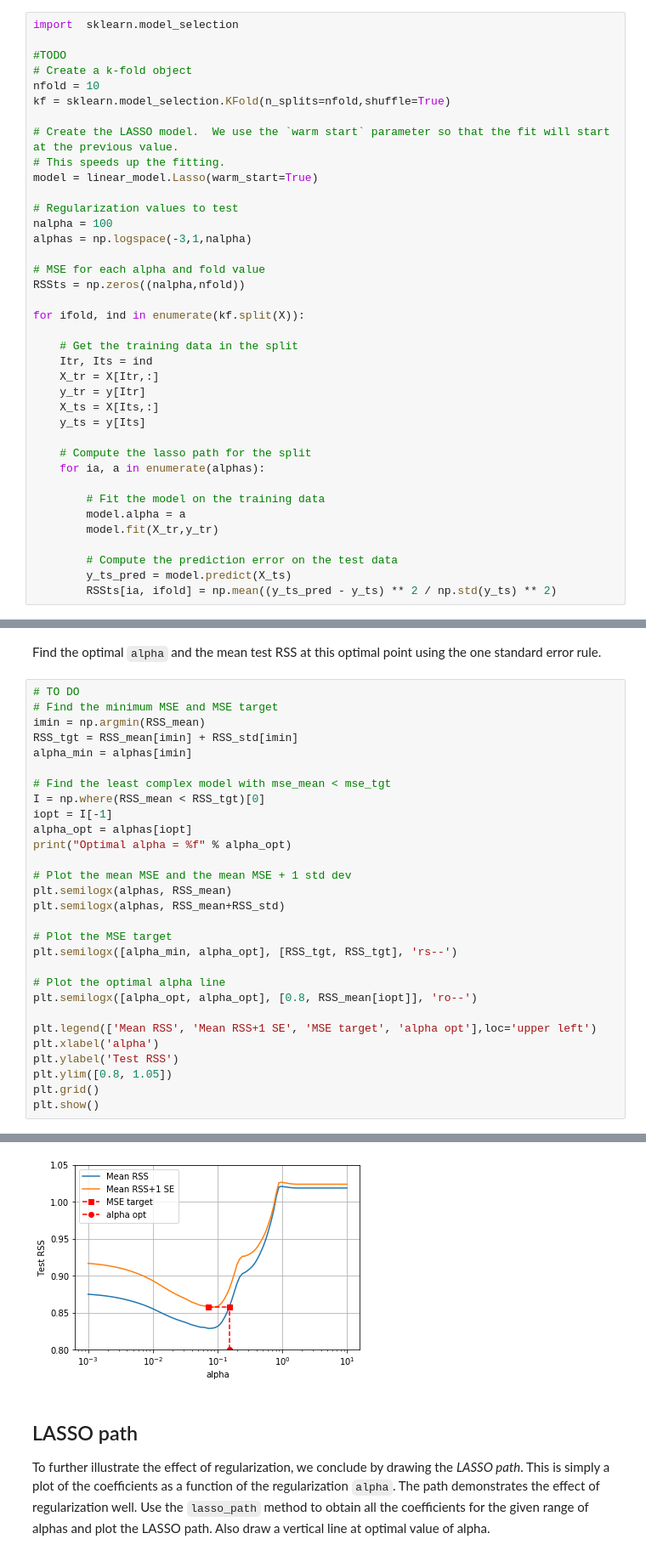
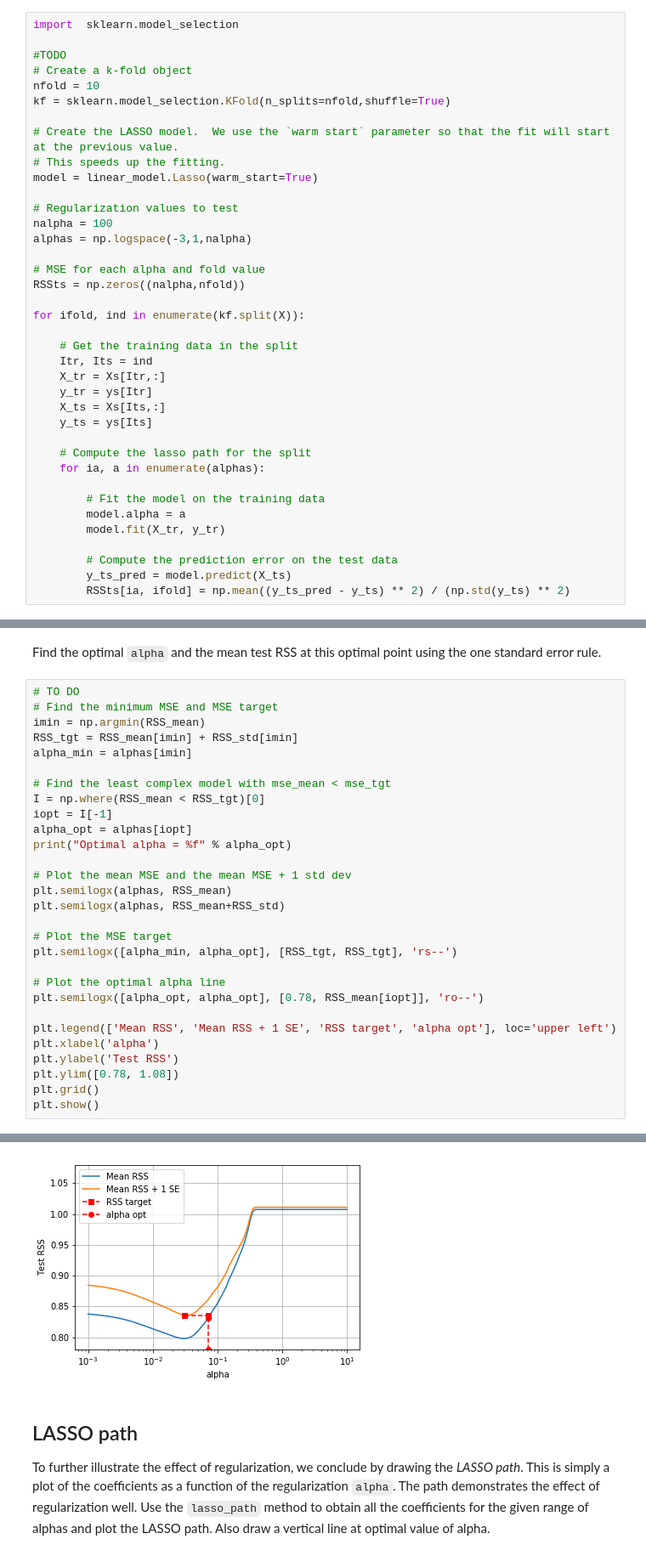
Before and after one commit to scwsdhr/9123_introml, a Jupyter notebook: 04/lab03b_student-performance_LASSO.ipynb, the cells around one changed output, grey strips where cells are left out. Shown: that part at 85% size. Saved outputs shown, nothing was run; the diff lists cells and outputs as text.

```diff
--- a/04/lab03b_student-performance_LASSO.ipynb
+++ b/04/lab03b_student-performance_LASSO.ipynb
@@ -227,21 +225,21 @@ for ifold, ind in enumerate(kf.split(X)):
 
     # Get the training data in the split
     Itr, Its = ind
-    X_tr = X[Itr,:]
-    y_tr = y[Itr]
-    X_ts = X[Its,:]
-    y_ts = y[Its]
+    X_tr = Xs[Itr,:]
+    y_tr = ys[Itr]
+    X_ts = Xs[Its,:]
+    y_ts = ys[Its]
 
     # Compute the lasso path for the split
     for ia, a in enumerate(alphas):
 
         # Fit the model on the training data
         model.alpha = a
-        model.fit(X_tr,y_tr)
+        model.fit(X_tr, y_tr)
 
         # Compute the prediction error on the test data
         y_ts_pred = model.predict(X_ts)
-        RSSts[ia, ifold] = np.mean((y_ts_pred - y_ts) ** 2 / np.std(y_ts) ** 2)
+        RSSts[ia, ifold] = np.mean((y_ts_pred - y_ts) ** 2) / (np.std(y_ts) ** 2)
 # %% [markdown]
 Determine the RSS mean and standard error corresponding to different alpha and plot the mean RSS with error bar as a function of alpha. Label the axis.
 # %%
@@ -278,12 +276,12 @@ plt.semilogx(alphas, RSS_mean+RSS_std)
 plt.semilogx([alpha_min, alpha_opt], [RSS_tgt, RSS_tgt], 'rs--')
 
 # Plot the optimal alpha line
-plt.semilogx([alpha_opt, alpha_opt], [0.8, RSS_mean[iopt]], 'ro--')
+plt.semilogx([alpha_opt, alpha_opt], [0.78, RSS_mean[iopt]], 'ro--')
 
-plt.legend(['Mean RSS', 'Mean RSS+1 SE', 'MSE target', 'alpha opt'],loc='upper left')
+plt.legend(['Mean RSS', 'Mean RSS + 1 SE', 'RSS target', 'alpha opt'], loc='upper left')
 plt.xlabel('alpha')
 plt.ylabel('Test RSS')
-plt.ylim([0.8, 1.05])
+plt.ylim([0.78, 1.08])
 plt.grid()
 plt.show()
 # %% [output]
@@ -291,4 +289,4 @@ Optimal alpha = 0.151991
-[figure, old version]
+[figure, new version]
 # %% [markdown]
 ## LASSO path
 
```
Also changed, not shown: parts of 17 cells of this notebook.
